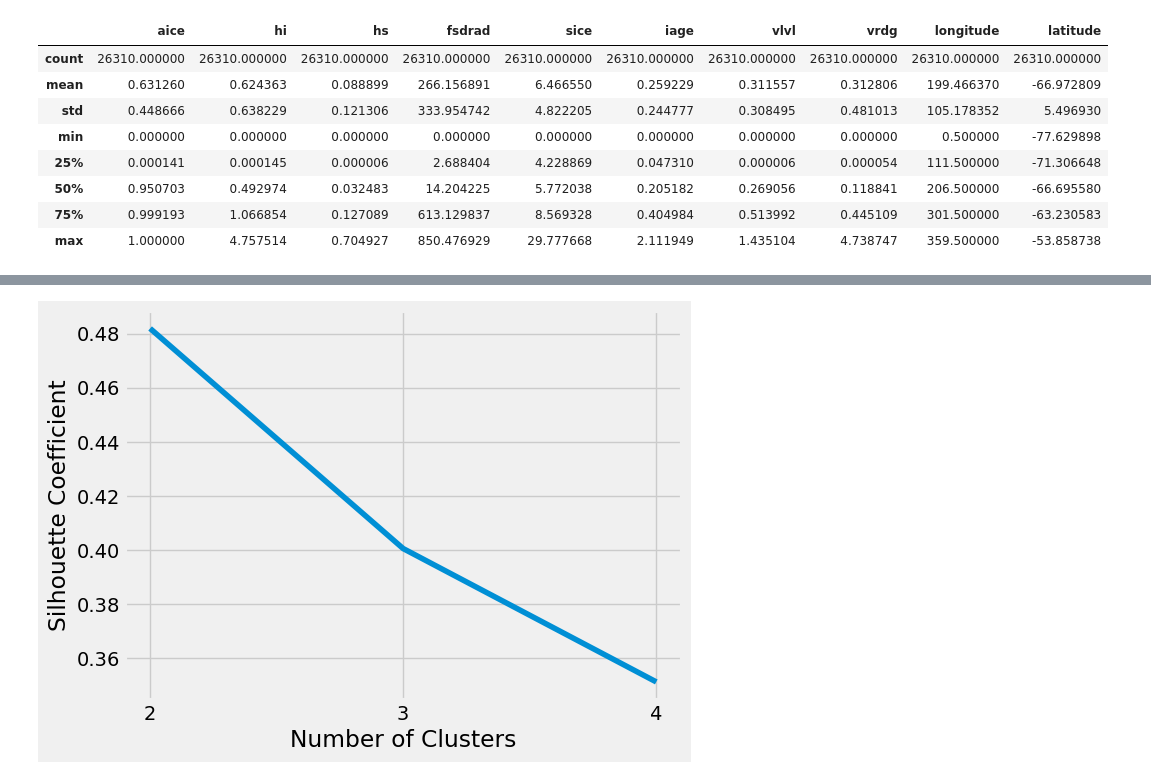
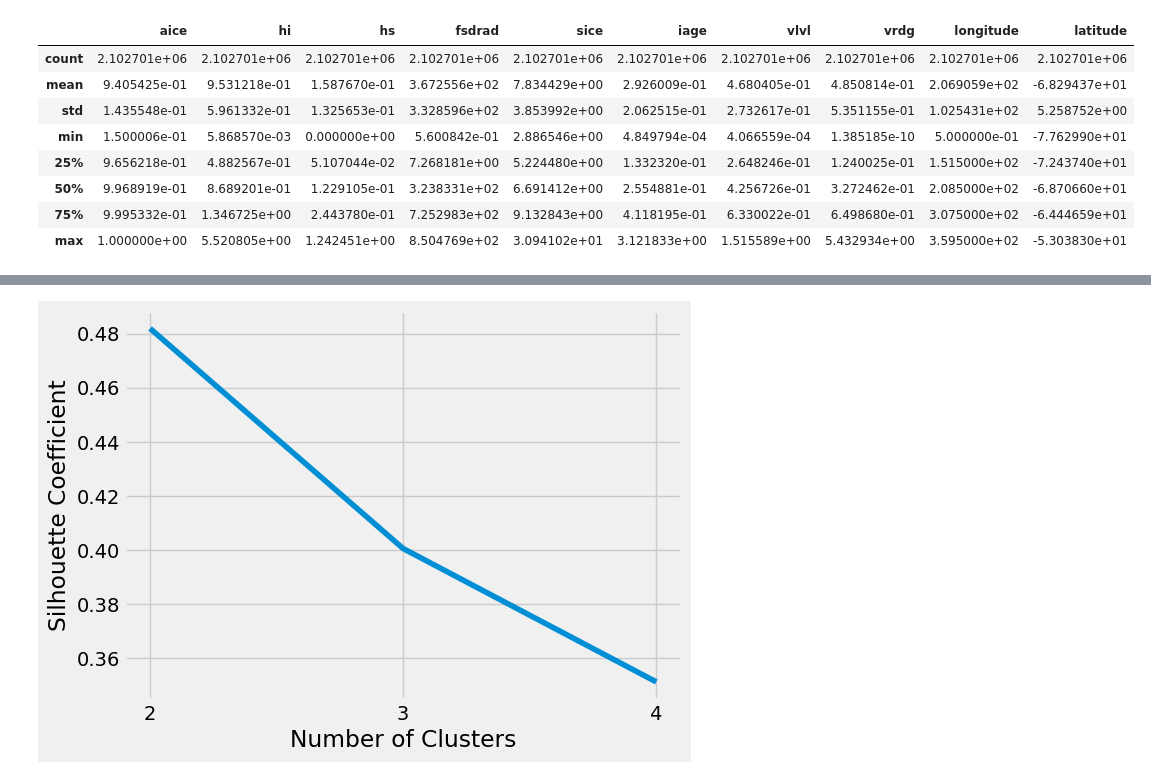
Before and after one commit to NoahDay/sea-ice-classification, a Jupyter notebook: unsupervised-classification.ipynb, the cells around one changed output, grey strips where cells are left out. Saved outputs shown, nothing was run; the diff lists cells and outputs as text; code cells hidden in the pictures.

```diff
--- a/unsupervised-classification.ipynb
+++ b/unsupervised-classification.ipynb
@@ -60,12 +64,17 @@ var_name = 'static'
 variable_list = get_var_list(var_name)
 num_variables = np.size(variable_list)
 
-filename =  '/Users/noahday/Gadi/ia40/waves-10/history/iceh.2002-08-26.nc'
-mypath = '/Users/noahday/Gadi/ia40/waves-10/history/'
+filename =  '/g/data/ia40/cice-dirs/runs/waves-10/history/iceh.2002-08-26.nc'
+# '/Users/noahday/Gadi/ia40/waves-10/history/iceh.2002-08-26.nc'
+mypath = '/g/data/ia40/cice-dirs/runs/waves-10/history/'
+# '/Users/noahday/Gadi/ia40/waves-10/history/'
 #onlyfiles = [f for f in listdir(mypath) if isfile(join(mypath, f))]
 #onlyfiles.sort()
 os.chdir(mypath)
 onlyfiles = glob.glob("*.nc")
+year = 'iceh.2002'
+onlyfiles = glob.glob("{path}/*{year}*".format(path=mypath, year=year))
+onlyfiles.sort()
 
 ds = xr.open_dataset(filename)
 LN = ds.TLON.values
@@ -74,14 +83,20 @@ LT = ds.TLAT.values
 size = 1
 for dim in np.shape(LN): size *= dim
 aice_data = ds['aice'][0,:,:]
-mask = np.ma.masked_where(LT > 0.0, aice_data)
-mask = np.ma.masked_where(aice_data < 0.15, mask)
-mask = mask.mask
+#mask = np.ma.masked_where(LT > 0.0, aice_data)
+#mask = np.ma.masked_where(aice_data < 0.15, mask)
+#mask = mask.mask
+mask1 = np.ma.masked_where(LT > 0.0, aice_data)
+mask2 = np.ma.masked_where(aice_data < 0.15, aice_data)
+master_mask = mask1.mask | mask2.mask
+mask = master_mask
+
 X_out =  np.ma.masked_array(np.empty((size,1)), mask=mask)
 
 file_dates = []
 for filecount, file in enumerate(onlyfiles):
-    filename = mypath + file
+    #filename = mypath + file
+    filename = file
     print(file)
     file_dates.append(np.datetime64(file[-13:-3]))
 
@@ -91,58 +106,34 @@ for filecount, file in enumerate(onlyfiles):
 
     aice_data = ds['aice'][0,:,:]
 
-    #mask = np.ma.masked_where(LT > 0.0, aice_data)
-    #mask = np.ma.masked_where(aice_data < 0.15, mask)
-
-    #LN_masked =
-
-    #X_temp =  np.ma.masked_array(np.empty((size,1)), mask=mask)
+    mask1 = np.ma.masked_where(LT > 0.0, aice_data)
+    mask2 = np.ma.masked_where(aice_data < 0.15, aice_data)
+    master_mask = mask1.mask | mask2.mask
+    mask = master_mask
 
     for counter, exp in enumerate(variable_list):
         data = ds[exp][0,:,:]
-        #data = np.ma.masked_where(LT > 0.0, data)
-        #data = np.ma.masked_where(aice_data < 0.15, data)
-
         data_masked = np.ma.masked_where(mask, data.values)
-        #data_masked = np.ma.masked_where(aice_data < 0.15, data_masked)
         data_masked_vec = data_masked.compressed()
         size, = data_masked_vec.shape
-        #print(data_masked_vec.reshape(len,1))
-        #temp_vec = data.reshape(size,1)
-        #temp_vec = np.ma.masked_array(temp_vec, mask=mask)
-        #temp_vec = temp_vec.compressed()
-        #print(temp_vec.shape)
+
         if counter == 0:
             X_temp = data_masked_vec.reshape(size,1)
         else:
-            #X_temp = np.ma.concatenate([X_temp, data_masked_vec.reshape(len,1)],axis=1)
             X_temp = np.concatenate([X_temp, data_masked_vec.reshape(size,1)],axis=1)
-            print(X_temp.shape)
 
-
-    #X_temp = np.ma.concatenate([X_temp, LN.reshape(size,1), LT.reshape(size,1)],axis=1)
     LN_masked = np.ma.masked_where(mask, LN)
     LN_vec = LN_masked.compressed()
     LT_masked = np.ma.masked_where(mask, LT)
     LT_vec = LT_masked.compressed()
     X_temp = np.concatenate([X_temp, LN_vec.reshape(size,1), LT_vec.reshape(size,1)],axis=1)
-    #X_temp2 = np.ma.filled(X_temp, fill_value=99999)
-    #X_temp2 = X_temp.compressed()
-    print(filecount)
     if filecount == 0:
-       # print('Initiliased')
         X_out = X_temp
         datetime_vec =  np.tile(np.datetime64(file[-13:-3]),(size,1))
     else:
-        #X_out = np.ma.concatenate([X_out, X_temp],axis=0)
         X_out = np.concatenate([X_out, X_temp],axis=0)
         datetime_vec = np.concatenate([datetime_vec, np.tile(np.datetime64(file[-13:-3]),(size,1))],axis=0)
 
-
-    #row_index,wid = df_raw.shape
-
-#X_out=np.delete(X_out,0,1)
-print(X_out)
 
 df_raw = pd.DataFrame(X_out, columns = variable_list+['longitude','latitude'])#,'date'])
 df_raw['date'] = datetime_vec
@@ -150,17 +141,6 @@ df_raw = df_raw.dropna()
 
 
 # Print the dataset
-#print(df_raw.describe(exclude='datetime'))
+
 df_raw.describe()
-#df_raw['date']
-#print(X_out.isna().sum().sum())
-#print(X_out_filled.isna().sum().sum())
-
-#X_out_filled
-#idx = df_raw.iloc[:,1] < 0.1
-#X_temp2.shape
-
-
-
-#df_raw[1:5]
 # %% [output]
@@ -184,12 +164,12 @@ iceh.2002-05-01.nc
 |  | aice | hi | hs | fsdrad | sice | iage | vlvl | vrdg | longitude | latitude |
-| count | 26310.000000 | 26310.000000 | 26310.000000 | 26310.000000 | 26310.000000 | 26310.000000 | 26310.000000 | 26310.000000 | 26310.000000 | 26310.000000 |
-| mean | 0.631260 | 0.624363 | 0.088899 | 266.156891 | 6.466550 | 0.259229 | 0.311557 | 0.312806 | 199.466370 | -66.972809 |
-| std | 0.448666 | 0.638229 | 0.121306 | 333.954742 | 4.822205 | 0.244777 | 0.308495 | 0.481013 | 105.178352 | 5.496930 |
-| min | 0.000000 | 0.000000 | 0.000000 | 0.000000 | 0.000000 | 0.000000 | 0.000000 | 0.000000 | 0.500000 | -77.629898 |
-| 25% | 0.000141 | 0.000145 | 0.000006 | 2.688404 | 4.228869 | 0.047310 | 0.000006 | 0.000054 | 111.500000 | -71.306648 |
-| 50% | 0.950703 | 0.492974 | 0.032483 | 14.204225 | 5.772038 | 0.205182 | 0.269056 | 0.118841 | 206.500000 | -66.695580 |
-| 75% | 0.999193 | 1.066854 | 0.127089 | 613.129837 | 8.569328 | 0.404984 | 0.513992 | 0.445109 | 301.500000 | -63.230583 |
-| max | 1.000000 | 4.757514 | 0.704927 | 850.476929 | 29.777668 | 2.111949 | 1.435104 | 4.738747 | 359.500000 | -53.858738 |
+| count | 2.102701e+06 | 2.102701e+06 | 2.102701e+06 | 2.102701e+06 | 2.102701e+06 | 2.102701e+06 | 2.102701e+06 | 2.102701e+06 | 2.102701e+06 | 2.102701e+06 |
+| mean | 9.405425e-01 | 9.531218e-01 | 1.587670e-01 | 3.672556e+02 | 7.834429e+00 | 2.926009e-01 | 4.680405e-01 | 4.850814e-01 | 2.069059e+02 | -6.829437e+01 |
+| std | 1.435548e-01 | 5.961332e-01 | 1.325653e-01 | 3.328596e+02 | 3.853992e+00 | 2.062515e-01 | 2.732617e-01 | 5.351155e-01 | 1.025431e+02 | 5.258752e+00 |
+| min | 1.500006e-01 | 5.868570e-03 | 0.000000e+00 | 5.600842e-01 | 2.886546e+00 | 4.849794e-04 | 4.066559e-04 | 1.385185e-10 | 5.000000e-01 | -7.762990e+01 |
+| 25% | 9.656218e-01 | 4.882567e-01 | 5.107044e-02 | 7.268181e+00 | 5.224480e+00 | 1.332320e-01 | 2.648246e-01 | 1.240025e-01 | 1.515000e+02 | -7.243740e+01 |
+| 50% | 9.968919e-01 | 8.689201e-01 | 1.229105e-01 | 3.238331e+02 | 6.691412e+00 | 2.554881e-01 | 4.256726e-01 | 3.272462e-01 | 2.085000e+02 | -6.870660e+01 |
+| 75% | 9.995332e-01 | 1.346725e+00 | 2.443780e-01 | 7.252983e+02 | 9.132843e+00 | 4.118195e-01 | 6.330022e-01 | 6.498680e-01 | 3.075000e+02 | -6.444659e+01 |
+| max | 1.000000e+00 | 5.520805e+00 | 1.242451e+00 | 8.504769e+02 | 3.094102e+01 | 3.121833e+00 | 1.515589e+00 | 5.432934e+00 | 3.595000e+02 | -5.303830e+01 |
 # %%
 
 
```
Also changed, not shown: parts of 13 cells of this notebook, 2 other files.
